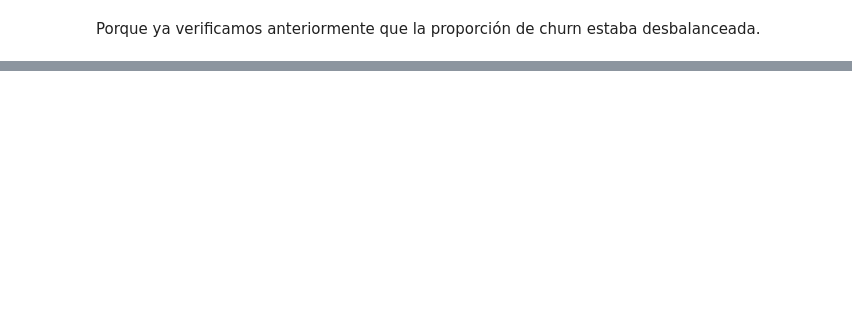
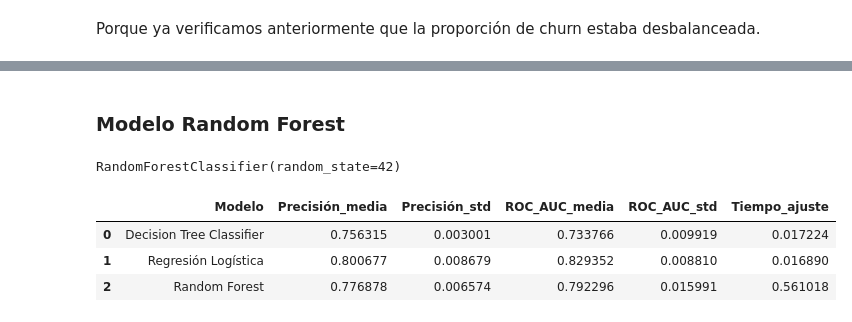
Before and after one commit to freedox-cts/challenge-telecom-x_2, a Jupyter notebook: TelecomX_2_AAF.ipynb, the cells around one changed output, grey strips where cells are left out. Saved outputs shown, nothing was run; the diff lists cells and outputs as text; code cells hidden in the pictures; blank space fills up the shorter version.

```diff
--- a/TelecomX_2_AAF.ipynb
+++ b/TelecomX_2_AAF.ipynb
@@ -1211,0 +1261,11 @@ def intervalo_confianza(resultados):
+# %%
+# Validar
+resultados_cv_lr = cross_validate(logistic_regression, X_cv, y_cv, cv=cv_skf, scoring=['accuracy', 'roc_auc'])
+
+resultados_cv = pd.concat([resultados_cv,(pd.DataFrame([{'Modelo': 'Regresión Logística',
+                                        'Precisión_media': resultados_cv_lr['test_accuracy'].mean(),
+                                        'Precisión_std': resultados_cv_lr['test_accuracy'].std(),
+                                        'ROC_AUC_media': resultados_cv_lr['test_roc_auc'].mean(),
+                                        'ROC_AUC_std': resultados_cv_lr['test_roc_auc'].std(),
+                                        'Tiempo_ajuste': resultados_cv_lr['fit_time'].mean()}]))], ignore_index=True)
+resultados_cv
@@ -1211,0 +1276,3 @@ def intervalo_confianza(resultados):
+# %%
+# Entrenar
+logistic_regression.fit(X_train, y_train)
@@ -1211,0 +1290,10 @@ def intervalo_confianza(resultados):
+# %% [markdown]
+### **Modelo Random Forest**
+# %%
+# Instanciar
+random_forest = RandomForestClassifier(random_state=42, n_estimators=100)
+# %%
+# Entrenar
+random_forest.fit(X_train, y_train)
+# %% [output]
+RandomForestClassifier(random_state=42)
@@ -1211,0 +1304,16 @@ def intervalo_confianza(resultados):
+# %%
+# Validar
+resultados_cv_rf = cross_validate(random_forest, X_cv, y_cv, cv=cv_skf, scoring=['accuracy', 'roc_auc'])
+
+resultados_cv = pd.concat([resultados_cv,(pd.DataFrame([{'Modelo': 'Random Forest',
+                                        'Precisión_media': resultados_cv_rf['test_accuracy'].mean(),
+                                        'Precisión_std': resultados_cv_rf['test_accuracy'].std(),
+                                        'ROC_AUC_media': resultados_cv_rf['test_roc_auc'].mean(),
+                                        'ROC_AUC_std': resultados_cv_rf['test_roc_auc'].std(),
+                                        'Tiempo_ajuste': resultados_cv_rf['fit_time'].mean()}]))], ignore_index=True)
+resultados_cv
+# %% [output]
+|  | Modelo | Precisión_media | Precisión_std | ROC_AUC_media | ROC_AUC_std | Tiempo_ajuste |
+| 0 | Decision Tree Classifier | 0.756315 | 0.003001 | 0.733766 | 0.009919 | 0.017224 |
+| 1 | Regresión Logística | 0.800677 | 0.008679 | 0.829352 | 0.008810 | 0.016890 |
+| 2 | Random Forest | 0.776878 | 0.006574 | 0.792296 | 0.015991 | 0.561018 |
```
Also changed, not shown: parts of 93 cells of this notebook, 3 other files.
